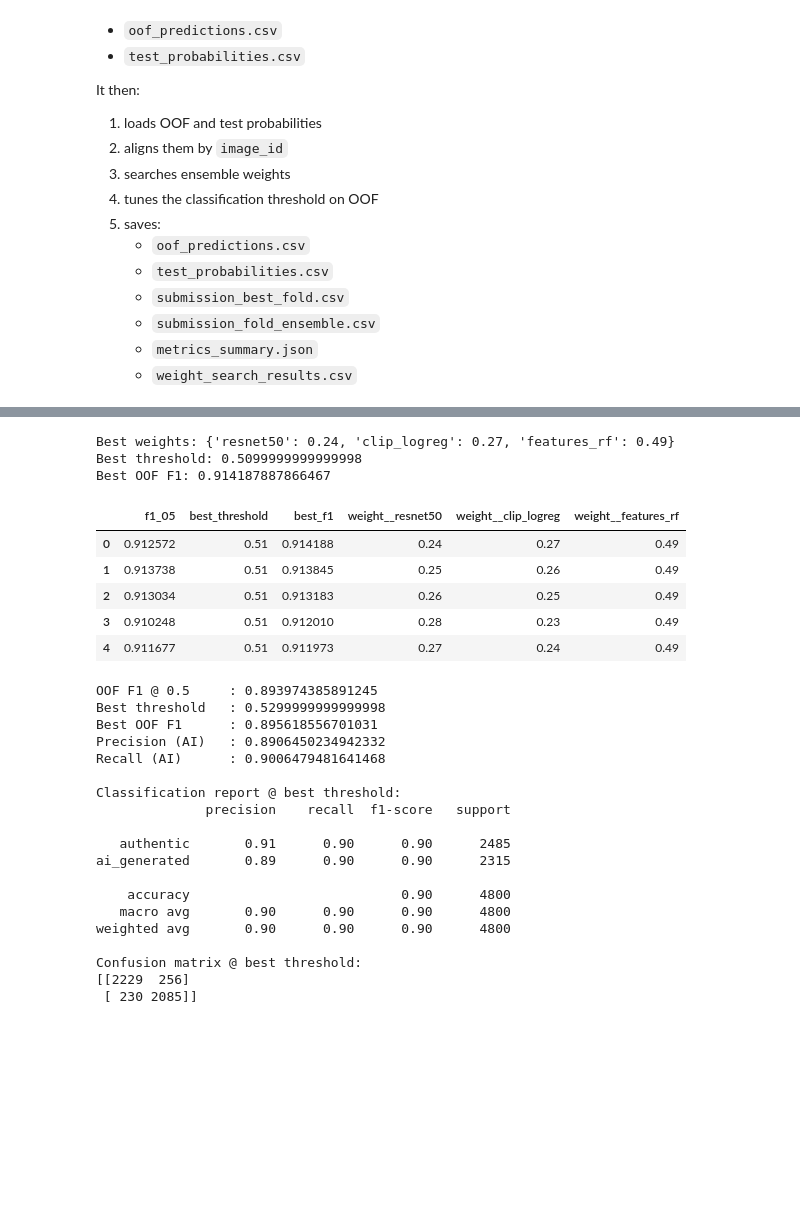
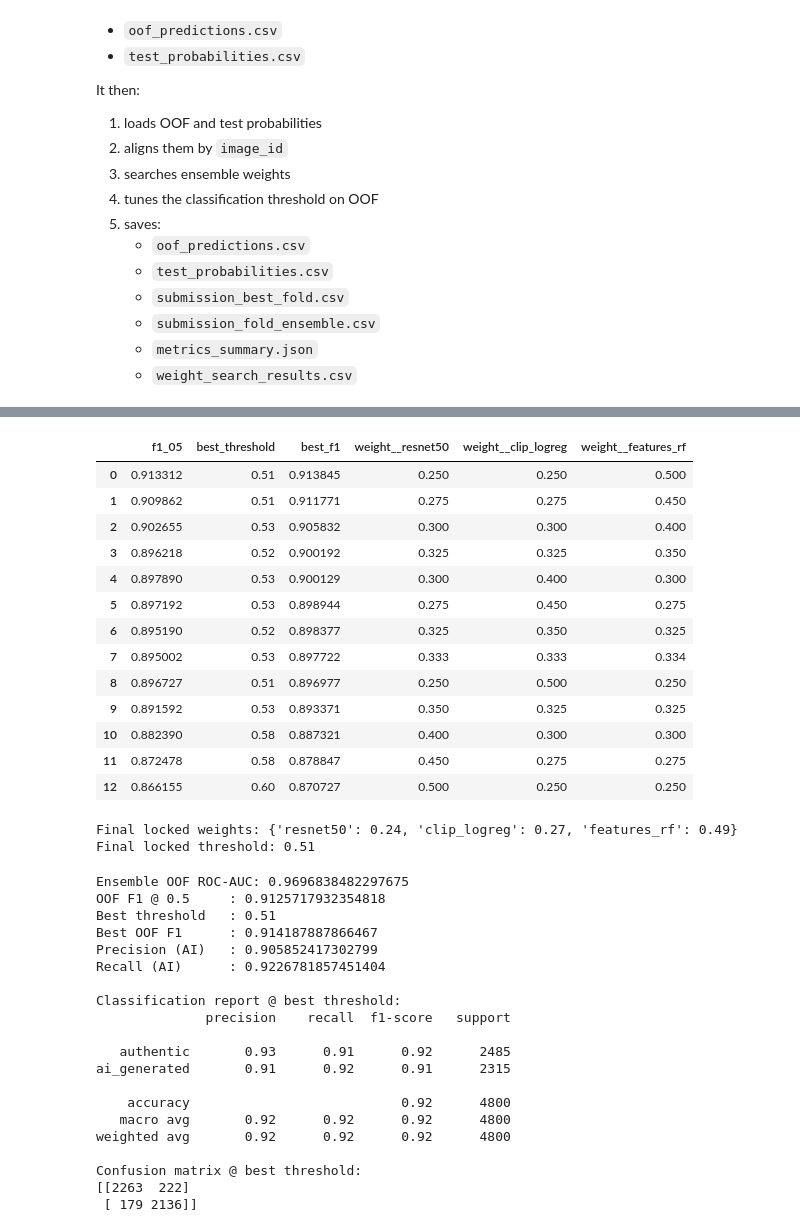
Before and after one commit to tbeliere12/etsy-ai-image-detector, a Jupyter notebook: src/03_ensemble_kfold_from_saved_outputs.ipynb, the cells around one changed output, grey strips where cells are left out. Saved outputs shown, nothing was run; the diff lists cells and outputs as text; code cells hidden in the pictures; blank space fills up the shorter version.

```diff
--- a/src/03_ensemble_kfold_from_saved_outputs.ipynb
+++ b/src/03_ensemble_kfold_from_saved_outputs.ipynb
@@ -282,53 +294,65 @@ Number of weight candidates: 5
 # %%
 # 5. Weight search on OOF
-
 
 y_true = oof_merged["target"].astype(int).values
 oof_prob_cols = [f"{name}_oof_proba" for name in model_names]
 test_prob_cols = [f"{name}_test_proba" for name in model_names]
 
 weight_search_rows = []
 
 for weights in weight_candidates:
     oof_ens = np.zeros(len(oof_merged), dtype=np.float32)
     for w, col in zip(weights, oof_prob_cols):
         oof_ens += w * oof_merged[col].values.astype(np.float32)
 
     f1_05 = f1_score(y_true, (oof_ens >= 0.5).astype(int))
     best_thr, best_f1 = search_best_threshold(y_true, oof_ens)
 
     row = {
         "f1_05": float(f1_05),
         "best_threshold": float(best_thr),
         "best_f1": float(best_f1),
     }
     for name, w in zip(model_names, weights):
         row[f"weight__{name}"] = float(w)
 
     weight_search_rows.append(row)
 
 weight_search_df = pd.DataFrame(weight_search_rows).sort_values(
     ["best_f1", "f1_05"], ascending=False
 ).reset_index(drop=True)
 
-best_row = weight_search_df.iloc[0].to_dict()
-best_weights = [best_row[f"weight__{name}"] for name in model_names]
-best_thr = best_row["best_threshold"]
+display(weight_search_df.head(20))
 
-print("Best weights:", dict(zip(model_names, best_weights)))
-print("Best threshold:", best_thr)
-print("Best OOF F1:", best_row["best_f1"])
-display(weight_search_df.head(20))
+# Manual final choice (after inspecting the search results and trying a few more candidates):
+best_weights = [0.24, 0.27, 0.49]
+best_thr = 0.51
+
+print("Final locked weights:", dict(zip(model_names, best_weights)))
+print("Final locked threshold:", best_thr)
+
+# Optional: inspect locked weights against search table later
+best_row = {
+    **{f"weight__{name}": w for name, w in zip(model_names, best_weights)},
+    "best_threshold": best_thr,
+}
 # %% [output]
+|  | f1_05 | best_threshold | best_f1 | weight__resnet50 | weight__clip_logreg | weight__features_rf |
+| 0 | 0.913312 | 0.51 | 0.913845 | 0.250 | 0.250 | 0.500 |
+| 1 | 0.909862 | 0.51 | 0.911771 | 0.275 | 0.275 | 0.450 |
+| 2 | 0.902655 | 0.53 | 0.905832 | 0.300 | 0.300 | 0.400 |
+| 3 | 0.896218 | 0.52 | 0.900192 | 0.325 | 0.325 | 0.350 |
+| 4 | 0.897890 | 0.53 | 0.900129 | 0.300 | 0.400 | 0.300 |
+| 5 | 0.897192 | 0.53 | 0.898944 | 0.275 | 0.450 | 0.275 |
+| 6 | 0.895190 | 0.52 | 0.898377 | 0.325 | 0.350 | 0.325 |
+| 7 | 0.895002 | 0.53 | 0.897722 | 0.333 | 0.333 | 0.334 |
+| 8 | 0.896727 | 0.51 | 0.896977 | 0.250 | 0.500 | 0.250 |
+| 9 | 0.891592 | 0.53 | 0.893371 | 0.350 | 0.325 | 0.325 |
+| 10 | 0.882390 | 0.58 | 0.887321 | 0.400 | 0.300 | 0.300 |
+| 11 | 0.872478 | 0.58 | 0.878847 | 0.450 | 0.275 | 0.275 |
+| 12 | 0.866155 | 0.60 | 0.870727 | 0.500 | 0.250 | 0.250 |
-Best weights: {'resnet50': 0.24, 'clip_logreg': 0.27, 'features_rf': 0.49}
-Best threshold: 0.5099999999999998
-Best OOF F1: 0.914187887866467
+Final locked weights: {'resnet50': 0.24, 'clip_logreg': 0.27, 'features_rf': 0.49}
+Final locked threshold: 0.51
-|  | f1_05 | best_threshold | best_f1 | weight__resnet50 | weight__clip_logreg | weight__features_rf |
-| 0 | 0.912572 | 0.51 | 0.914188 | 0.24 | 0.27 | 0.49 |
-| 1 | 0.913738 | 0.51 | 0.913845 | 0.25 | 0.26 | 0.49 |
-| 2 | 0.913034 | 0.51 | 0.913183 | 0.26 | 0.25 | 0.49 |
-| 3 | 0.910248 | 0.51 | 0.912010 | 0.28 | 0.23 | 0.49 |
-| 4 | 0.911677 | 0.51 | 0.911973 | 0.27 | 0.24 | 0.49 |
 # %%
 # 6. Final ensemble predictions and evaluation
 
@@ -336,6 +360,8 @@ Best OOF F1: 0.914187887866467
 ensemble_oof = np.zeros(len(oof_merged), dtype=np.float32)
 for w, col in zip(best_weights, oof_prob_cols):
     ensemble_oof += w * oof_merged[col].values.astype(np.float32)
+
+
 
 ensemble_test = np.zeros(len(test_merged), dtype=np.float32)
 for w, col in zip(best_weights, test_prob_cols):
@@ -346,6 +372,9 @@ y_pred_best = (ensemble_oof >= best_thr).astype(int)
 
 precision_ai = precision_score(y_true, y_pred_best, pos_label=1)
 recall_ai = recall_score(y_true, y_pred_best, pos_label=1)
+
+roc_auc = roc_auc_score(y_true, ensemble_oof)
+print("Ensemble OOF ROC-AUC:", float(roc_auc))
 
 print("OOF F1 @ 0.5     :", float(f1_score(y_true, y_pred_05)))
 print("Best threshold   :", float(best_thr))
@@ -359,25 +388,26 @@ print(classification_report(y_true, y_pred_best, target_names=[CONFIG["negative_
 print("Confusion matrix @ best threshold:")
 print(confusion_matrix(y_true, y_pred_best))
 # %% [output]
-OOF F1 @ 0.5     : 0.893974385891245
-Best threshold   : 0.5299999999999998
-Best OOF F1      : 0.895618556701031
-Precision (AI)   : 0.8906450234942332
-Recall (AI)      : 0.9006479481641468
+Ensemble OOF ROC-AUC: 0.9696838482297675
+OOF F1 @ 0.5     : 0.9125717932354818
+Best threshold   : 0.51
+Best OOF F1      : 0.914187887866467
+Precision (AI)   : 0.905852417302799
+Recall (AI)      : 0.9226781857451404
 
 Classification report @ best threshold:
               precision    recall  f1-score   support
 
-   authentic       0.91      0.90      0.90      2485
-ai_generated       0.89      0.90      0.90      2315
+   authentic       0.93      0.91      0.92      2485
+ai_generated       0.91      0.92      0.91      2315
 
-    accuracy                           0.90      4800
-   macro avg       0.90      0.90      0.90      4800
-weighted avg       0.90      0.90      0.90      4800
+    accuracy                           0.92      4800
+   macro avg       0.92      0.92      0.92      4800
+weighted avg       0.92      0.92      0.92      4800
 
 Confusion matrix @ best threshold:
-[[2229  256]
- [ 230 2085]]
+[[2263  222]
+ [ 179 2136]]
 # %%
 # 7. Save outputs
 
```
Also changed, not shown: parts of 4 cells of this notebook.
